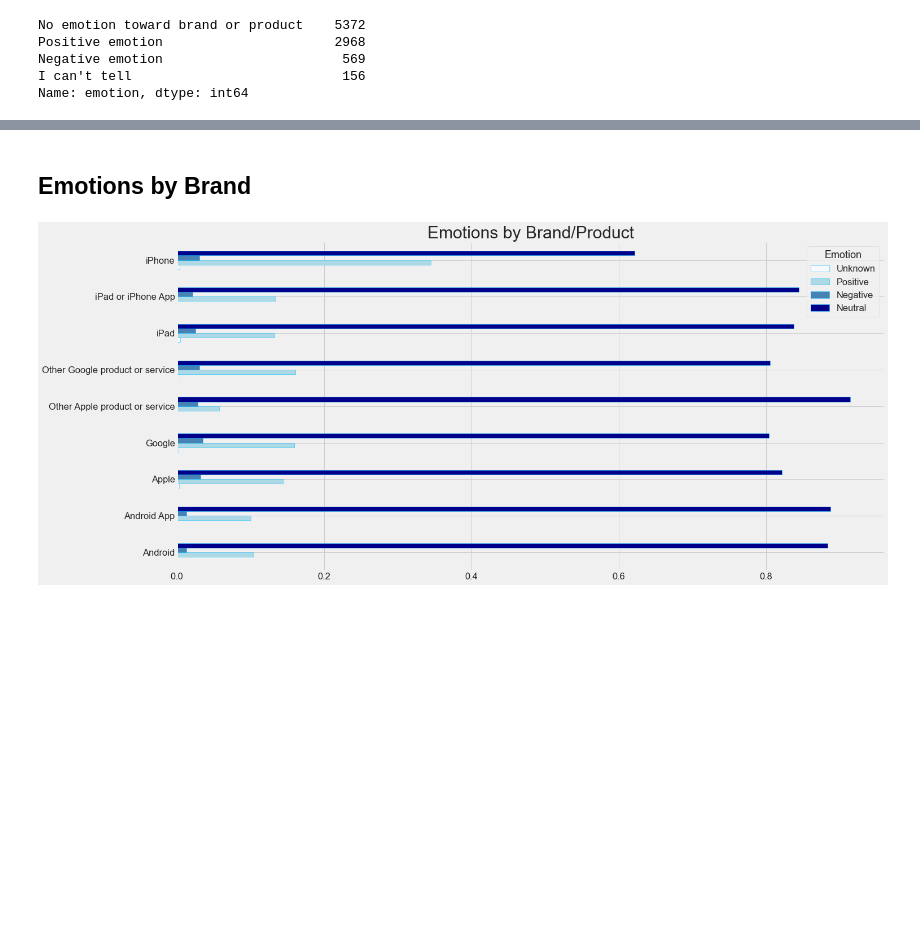
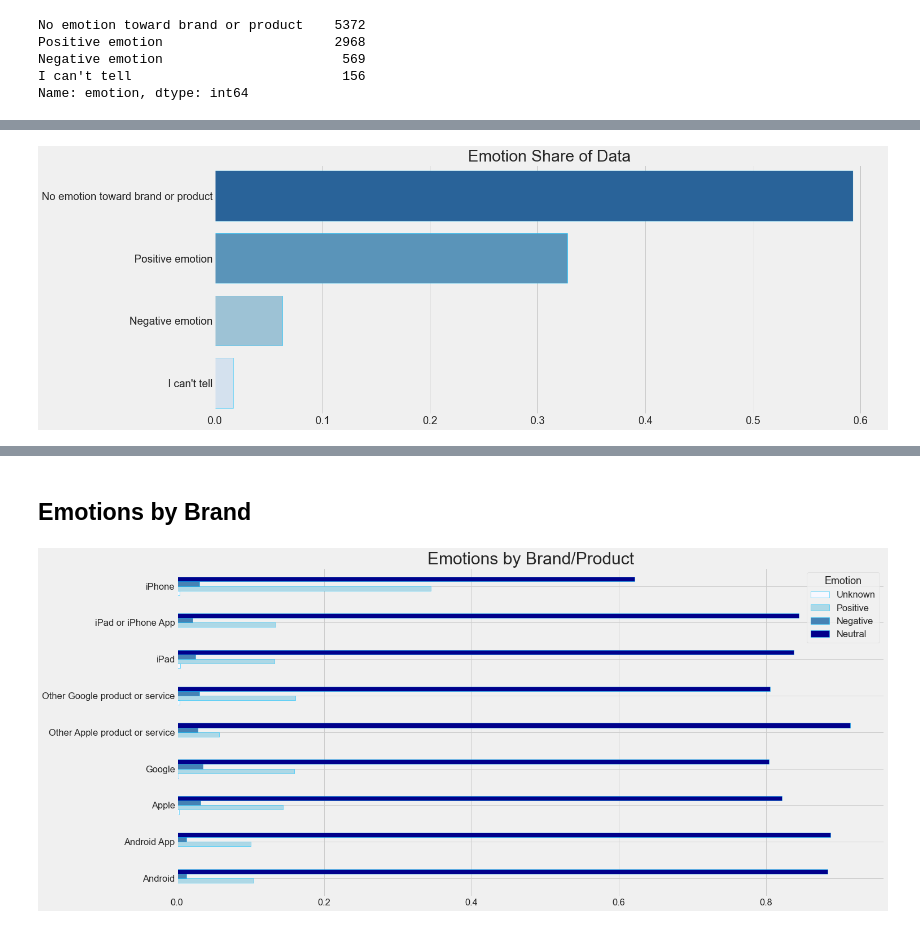
Before and after one commit to jeffreyhwatson/nlp_sentiment_project, a Jupyter notebook: notebooks/exploratory/prepro_experiments.ipynb, the cells around one changed output, grey strips where cells are left out. Cells and saved outputs as stored; diff of their text form; code cells hidden in the pictures; blank space fills up the shorter version.

```diff
--- a/notebooks/exploratory/prepro_experiments.ipynb
+++ b/notebooks/exploratory/prepro_experiments.ipynb
@@ -500,0 +524,4 @@ Name: emotion, dtype: int64
+# %%
+vz.emotion_freqs(df)
+# %% [output]
+[figure, new version]
```
Also changed, not shown: parts of 53 cells of this notebook, 2 other files.
